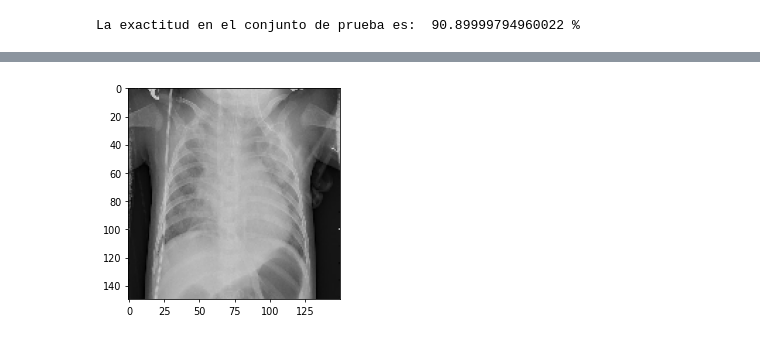
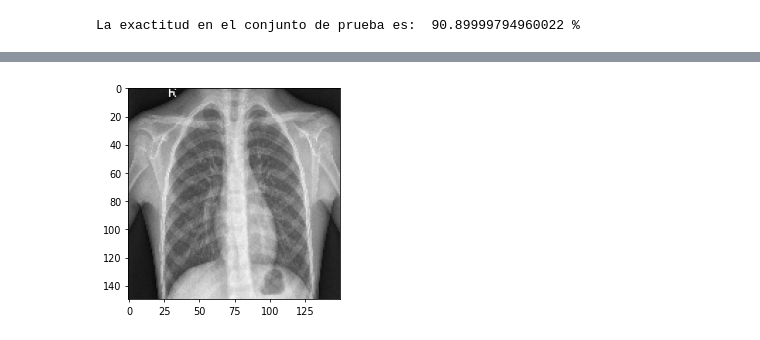
Before and after one commit to jmvazqueznicolas/Pneumonia_detection, a Jupyter notebook: DetecciónNeumonia_Anáhuac.ipynb, the cells around one changed output, grey strips where cells are left out. Drawn from its saved outputs; the diff is of its cells as text; code cells hidden in the pictures.

```diff
--- a/DetecciónNeumonia_Anáhuac.ipynb
+++ b/DetecciónNeumonia_Anáhuac.ipynb
@@ -134,7 +140,7 @@ Found 1172 images belonging to 2 classes.
 # %%
 cnn_model = cnn.fit(training_set,
                     steps_per_epoch=100,
-                    epochs=50,
+                    epochs=30,
                     validation_data=validation_generator,
                     validation_steps=50)
 # %% [output]
@@ -192,8 +198,8 @@ La exactitud en el conjunto de prueba es:  90.89999794960022 %
 # %%
 # Predicción sobre una imagen de prueba
 
-#img_ori = cv2.imread('/content/Neumonia_Dataset/test/NORMAL/IM-0001-0001.jpeg')
-img_ori = cv2.imread('/content/Neumonia_Dataset/test/PNEUMONIA/person119_bacteria_566.jpeg')
+img_ori = cv2.imread('/content/Neumonia_Dataset/test/NORMAL/IM-0001-0001.jpeg')
+#img_ori = cv2.imread('/content/Neumonia_Dataset/test/PNEUMONIA/person119_bacteria_566.jpeg')
 
 img_ori = cv2.cvtColor(img_ori, cv2.COLOR_BGR2RGB)
 img = cv2.resize(img_ori, (150, 150), interpolation=cv2.INTER_CUBIC)
@@ -210 +217 @@ Persona con neumonia
-[figure, old version]
+[figure, new version]
```
Also changed, not shown: parts of 10 cells of this notebook.
